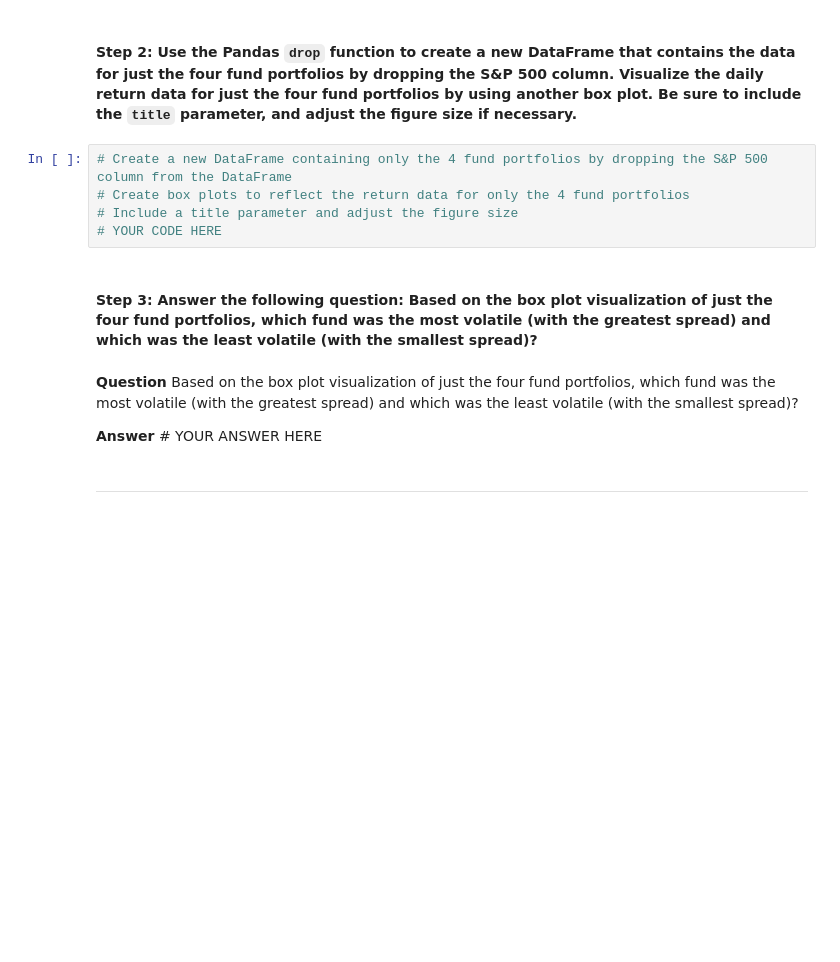
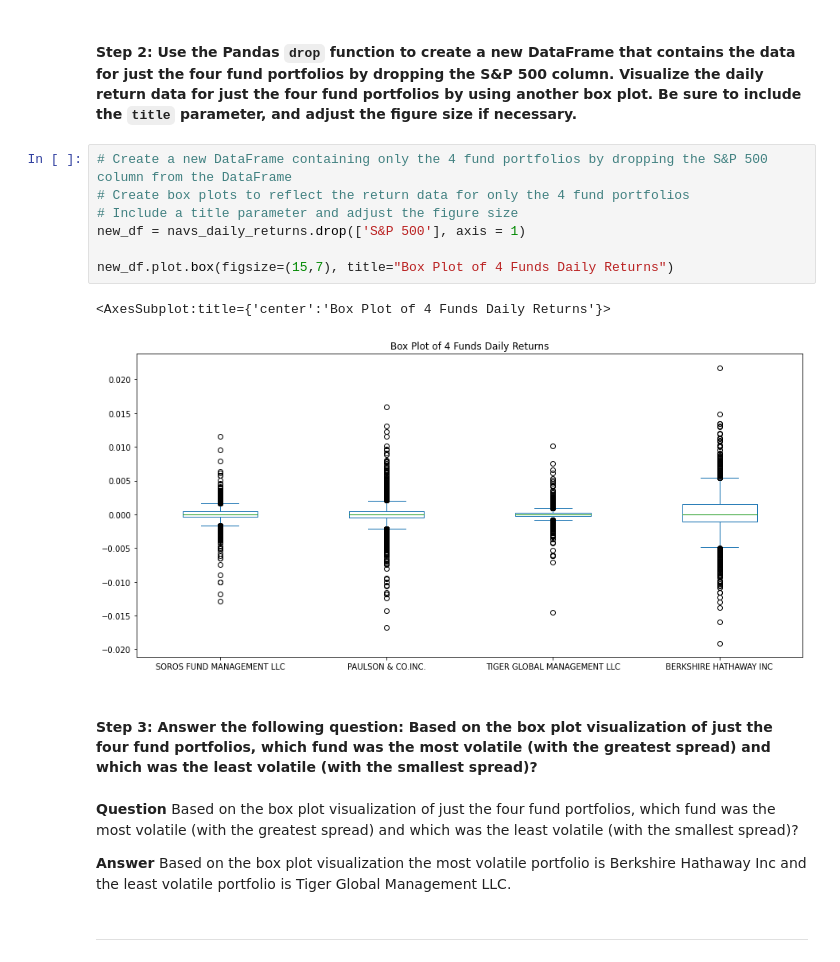
Before and after one commit to asabeti/Module_4_Challenge, a Jupyter notebook: risk_return_analysis.ipynb, the cells around one changed output. Cells and saved outputs as stored; diff of their text form; blank space fills up the shorter version.

```diff
--- a/risk_return_analysis.ipynb
+++ b/risk_return_analysis.ipynb
@@ -201,14 +207,19 @@ Analyze the volatility of each of the four fund portfolios and of the S&P 500 In
 # %%
 # Create a new DataFrame containing only the 4 fund portfolios by dropping the S&P 500 column from the DataFrame
 # Create box plots to reflect the return data for only the 4 fund portfolios
 # Include a title parameter and adjust the figure size
-# YOUR CODE HERE
+new_df = navs_daily_returns.drop(['S&P 500'], axis = 1)
+
+new_df.plot.box(figsize=(15,7), title="Box Plot of 4 Funds Daily Returns")
+# %% [output]
+<AxesSubplot:title={'center':'Box Plot of 4 Funds Daily Returns'}>
+[figure, added]
 # %% [markdown]
 #### Step 3: Answer the following question: Based on the box plot visualization of just the four fund portfolios, which fund was the most volatile (with the greatest spread) and which was the least volatile (with the smallest spread)?
 # %% [markdown]
 **Question** Based on the box plot visualization of just the four fund portfolios, which fund was the most volatile (with the greatest spread) and which was the least volatile (with the smallest spread)?
 
-**Answer** # YOUR ANSWER HERE
+**Answer** Based on the box plot visualization the most volatile portfolio is Berkshire Hathaway Inc and the least volatile portfolio is Tiger Global Management LLC.
 # %% [markdown]
 ---
 # %% [markdown]
```
Also changed, not shown: parts of 5 cells of this notebook.
